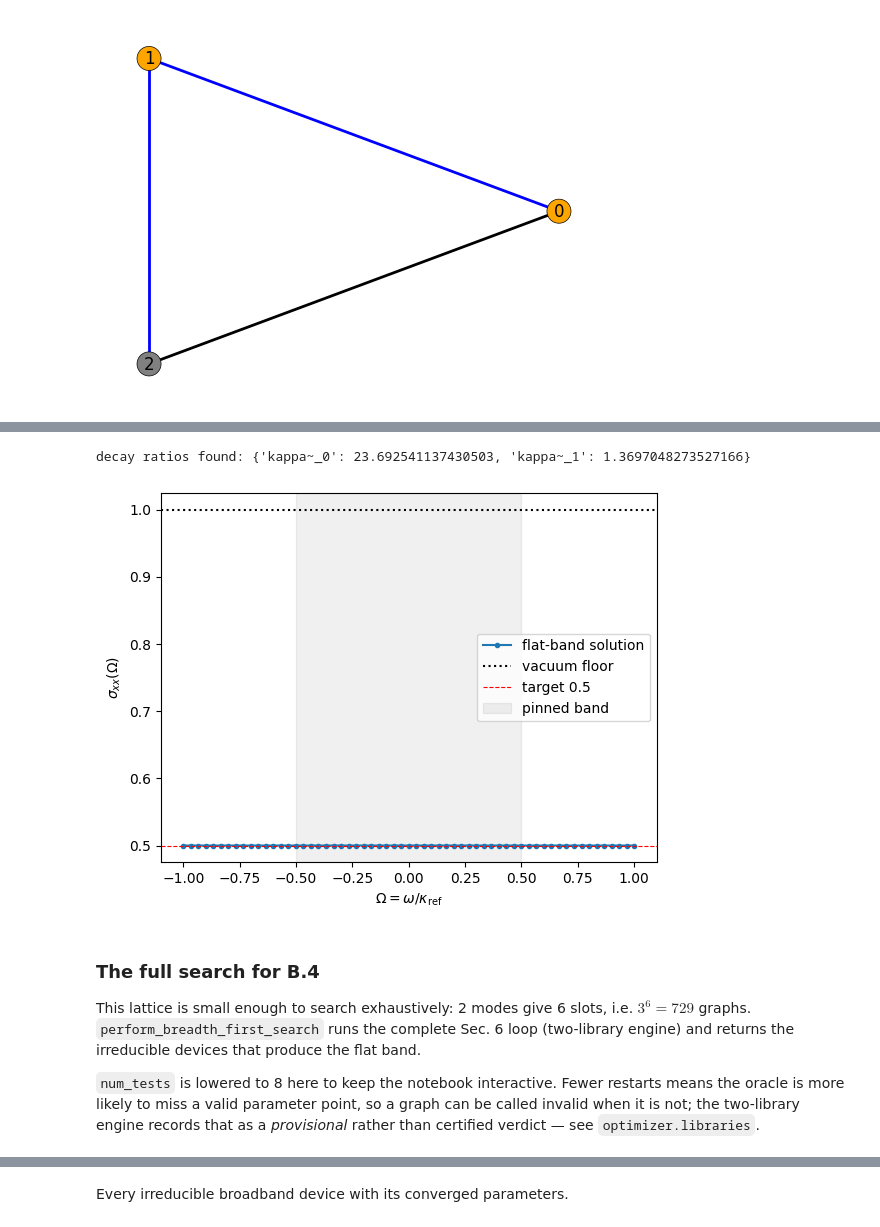
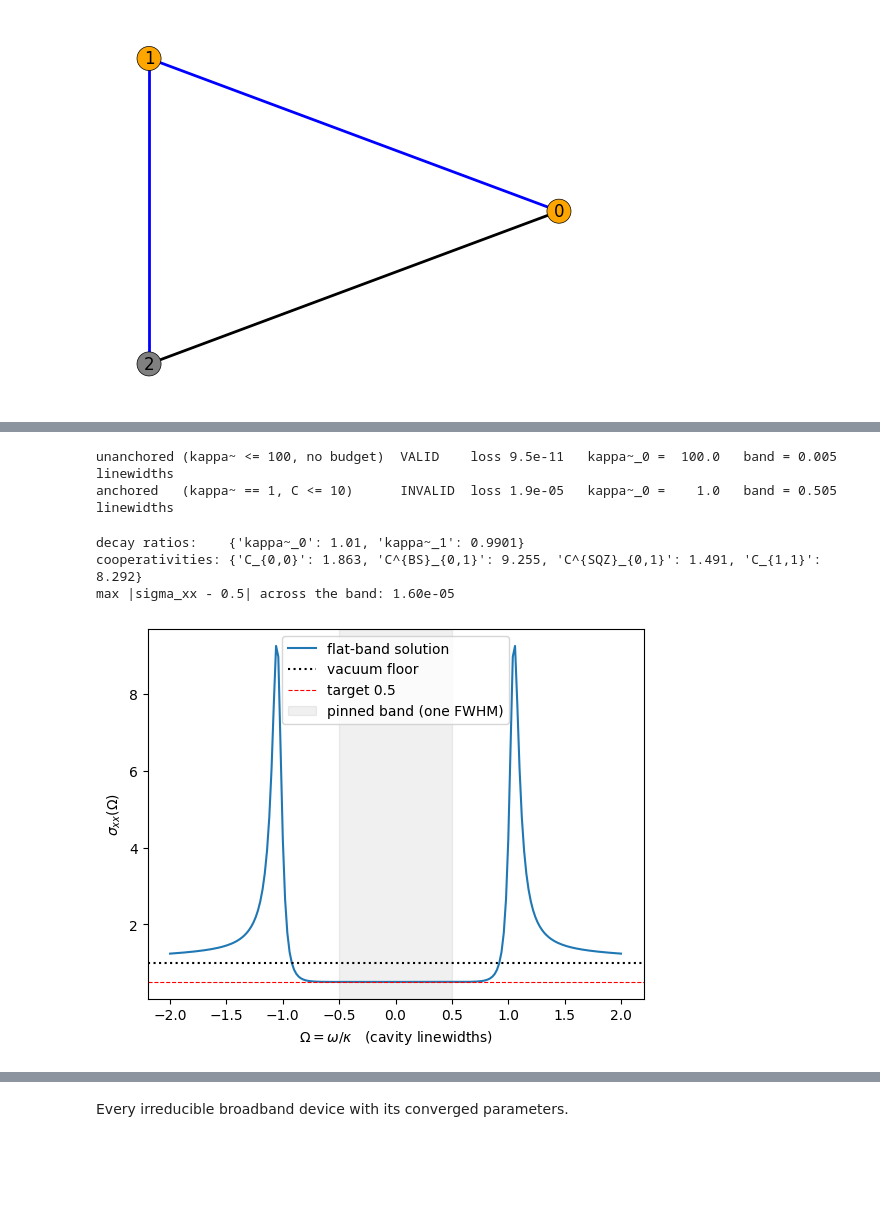
Before and after one commit to Fouriersaur/AutoGaussian, a Jupyter notebook: autogaussian/2_directional_and_broadband.ipynb, the cells around one changed output, grey strips where cells are left out. Saved outputs shown, nothing was run; the diff lists cells and outputs as text; code cells hidden in the pictures; blank space fills up the shorter version.

```diff
--- a/autogaussian/2_directional_and_broadband.ipynb
+++ b/autogaussian/2_directional_and_broadband.ipynb
@@ -451,11 +189,19 @@ band, so the band itself is pinned as well.
 # %%
-bandwidth = 0.5
-problem = broadband_squeezer(variance=0.5, num_derivatives=2, bandwidth=bandwidth)
+BANDWIDTH = 0.5   # in linewidths: |Omega| <= 0.5 is one full FWHM band
+BUDGET = 10.0     # cooperativity cap -- a device, not a C -> infinity limit point
+
+problem = broadband_squeezer(variance=0.5, num_derivatives=2,
+                             bandwidth=BANDWIDTH, num_band_points=10)
 print(problem.target)
+
+# the two scale anchors discussed above
+anchors = dict(log_decay_ratio_bound=np.log(1.01),                  # kappa~ == 1
+               constraints=(CooperativityBudget(maximum=BUDGET),))
 
 optimizer_bb = CovarianceArchitectureOptimizer(
     problem.target, num_auxiliary_modes=1, seed=1, make_initial_test=False,
-    kwargs_optimization={"num_tests": 25}, **problem.optimizer_kwargs())
+    kwargs_optimization={"num_tests": 40}, **problem.optimizer_kwargs(**anchors))
+
 success, infos_bb = optimizer_bb.test_graph(optimizer_bb.space.fully_connected())
 print("fully connected graph:", "VALID" if success else "INVALID",
       " loss %.2g" % infos_bb[-1]["loss_reached"])
@@ -472,32 +232,42 @@ fully connected graph: VALID  loss 8.5e-11
+# %%
+SINGLE_MODE = np.array([0, 0, 0, 2, 0, 0], dtype="int8")   # on-site squeezing on the port only
+
+for label, extra in [("unanchored (kappa~ <= 100, no budget)", {}),
+                     ("anchored   (kappa~ == 1, C <= %g)" % BUDGET, anchors)]:
+    trial = CovarianceArchitectureOptimizer(
+        problem.target, num_auxiliary_modes=1, seed=1, make_initial_test=False,
+        kwargs_optimization={"num_tests": 40}, **problem.optimizer_kwargs(**extra))
+    ok, infos = trial.test_graph(SINGLE_MODE)
+    kappa = trial.param.physical_report(infos[-1]["x"])["decay_ratios"]["kappa~_0"]
+    print("%-38s %-8s loss %.1e   kappa~_0 = %6.1f   band = %.3f linewidths"
+          % (label, "VALID" if ok else "INVALID", infos[-1]["loss_reached"],
+             kappa, BANDWIDTH / kappa))
+# %% [output]
+unanchored (kappa~ <= 100, no budget)  VALID    loss 9.5e-11   kappa~_0 =  100.0   band = 0.005 linewidths
+anchored   (kappa~ == 1, C <= 10)      INVALID  loss 1.9e-05   kappa~_0 =    1.0   band = 0.505 linewidths
 # %%
 x_bb = infos_bb[-1]["x"]
-omegas = np.linspace(-1.0, 1.0, 61)
+omegas = np.linspace(-2.0, 2.0, 201)
 spectrum = np.array([np.real(optimizer_bb.oracle.covariance(x_bb, w)[0, 0])
                      for w in omegas])
 
-print("decay ratios found:", optimizer_bb.param.physical_report(x_bb)["decay_ratios"])
+report = optimizer_bb.param.physical_report(x_bb)
+print("decay ratios:   ", {k: round(v, 4) for k, v in report["decay_ratios"].items()})
+print("cooperativities:", {k: round(v, 3) for k, v in report["cooperativities"].items()})
+in_band = np.abs(omegas) <= BANDWIDTH
+print("max |sigma_xx - 0.5| across the band: %.2e"
+      % np.max(np.abs(spectrum[in_band] - 0.5)))
 
-plt.plot(omegas, spectrum, "o-", ms=3, label="flat-band solution")
+plt.plot(omegas, spectrum, "-", label="flat-band solution")
 plt.axhline(1.0, color="k", ls=":", label="vacuum floor")
 plt.axhline(0.5, color="r", ls="--", lw=0.8, label="target 0.5")
-plt.axvspan(-bandwidth, bandwidth, color="k", alpha=0.06, label="pinned band")
-plt.xlabel(r"$\Omega = \omega/\kappa_{\rm ref}$")
+plt.axvspan(-BANDWIDTH, BANDWIDTH, color="k", alpha=0.06, label="pinned band (one FWHM)")
+plt.xlabel(r"$\Omega = \omega/\kappa$   (cavity linewidths)")
 plt.ylabel(r"$\sigma_{xx}(\Omega)$")
 plt.legend()
 plt.show()
 # %% [output]
-decay ratios found: {'kappa~_0': 23.692541137430503, 'kappa~_1': 1.3697048273527166}
+decay ratios:    {'kappa~_0': 1.01, 'kappa~_1': 0.9901}
+cooperativities: {'C_{0,0}': 1.863, 'C^{BS}_{0,1}': 9.255, 'C^{SQZ}_{0,1}': 1.491, 'C_{1,1}': 8.292}
+max |sigma_xx - 0.5| across the band: 1.60e-05
-[figure, old version]
+[figure, new version]
-# %% [markdown]
-
-### The full search for B.4
-
-This lattice is small enough to search exhaustively: 2 modes give 6 slots, i.e.
-$3^6 = 729$ graphs. `perform_breadth_first_search` runs the complete Sec. 6 loop
-(two-library engine) and returns the irreducible devices that produce the flat
-band.
-
-`num_tests` is lowered to 8 here to keep the notebook interactive. Fewer restarts
-means the oracle is more likely to miss a valid parameter point, so a graph can be
-called invalid when it is not; the two-library engine records that as a
-*provisional* rather than certified verdict &mdash; see `optimizer.libraries`.
```
Also changed, not shown: parts of 26 cells of this notebook.
